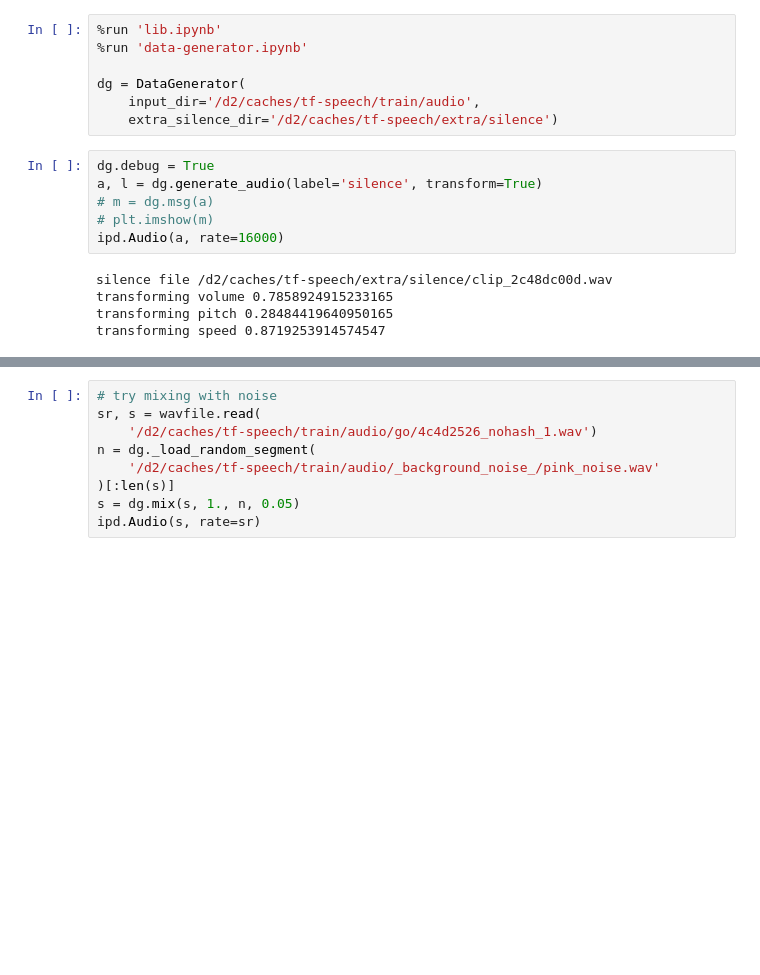
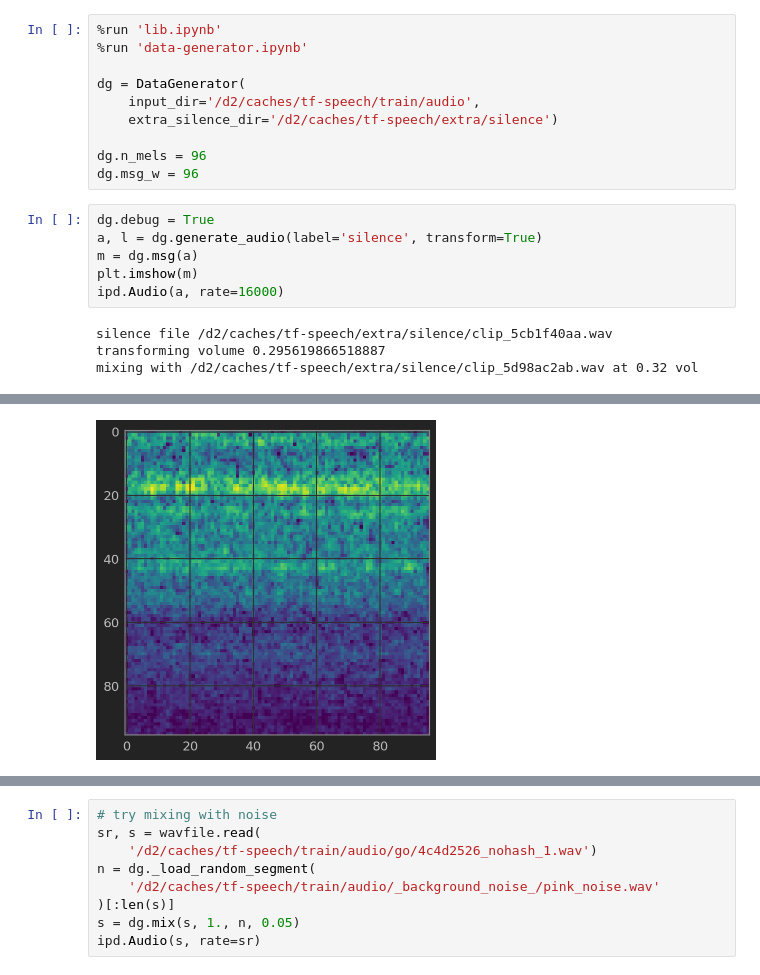
Before and after one commit to myurasov/Kaggle-TF-Speech, a Jupyter notebook: _data-generator-test.ipynb, the cells around one changed output, grey strips where cells are left out. Drawn from its saved outputs; the diff is of its cells as text; blank space fills up the shorter version.

```diff
--- a/_data-generator-test.ipynb
+++ b/_data-generator-test.ipynb
@@ -5,18 +5,21 @@
 dg = DataGenerator(
     input_dir='/d2/caches/tf-speech/train/audio',
     extra_silence_dir='/d2/caches/tf-speech/extra/silence')
+
+dg.n_mels = 96
+dg.msg_w = 96
 # %%
 dg.debug = True
 a, l = dg.generate_audio(label='silence', transform=True)
-# m = dg.msg(a)
-# plt.imshow(m)
+m = dg.msg(a)
+plt.imshow(m)
 ipd.Audio(a, rate=16000)
 # %% [output]
-silence file /d2/caches/tf-speech/extra/silence/clip_2c48dc00d.wav
-transforming volume 0.7858924915233165
-transforming pitch 0.28484419640950165
-transforming speed 0.8719253914574547
+silence file /d2/caches/tf-speech/extra/silence/clip_5cb1f40aa.wav
+transforming volume 0.295619866518887
+mixing with /d2/caches/tf-speech/extra/silence/clip_5d98ac2ab.wav at 0.32 vol
 [interactive output not drawn]
+[figure, added]
 # %%
 m[:][:][:].shape
 # %% [output]
```
Also changed, not shown: parts of 2 cells of this notebook, 8 other files.
